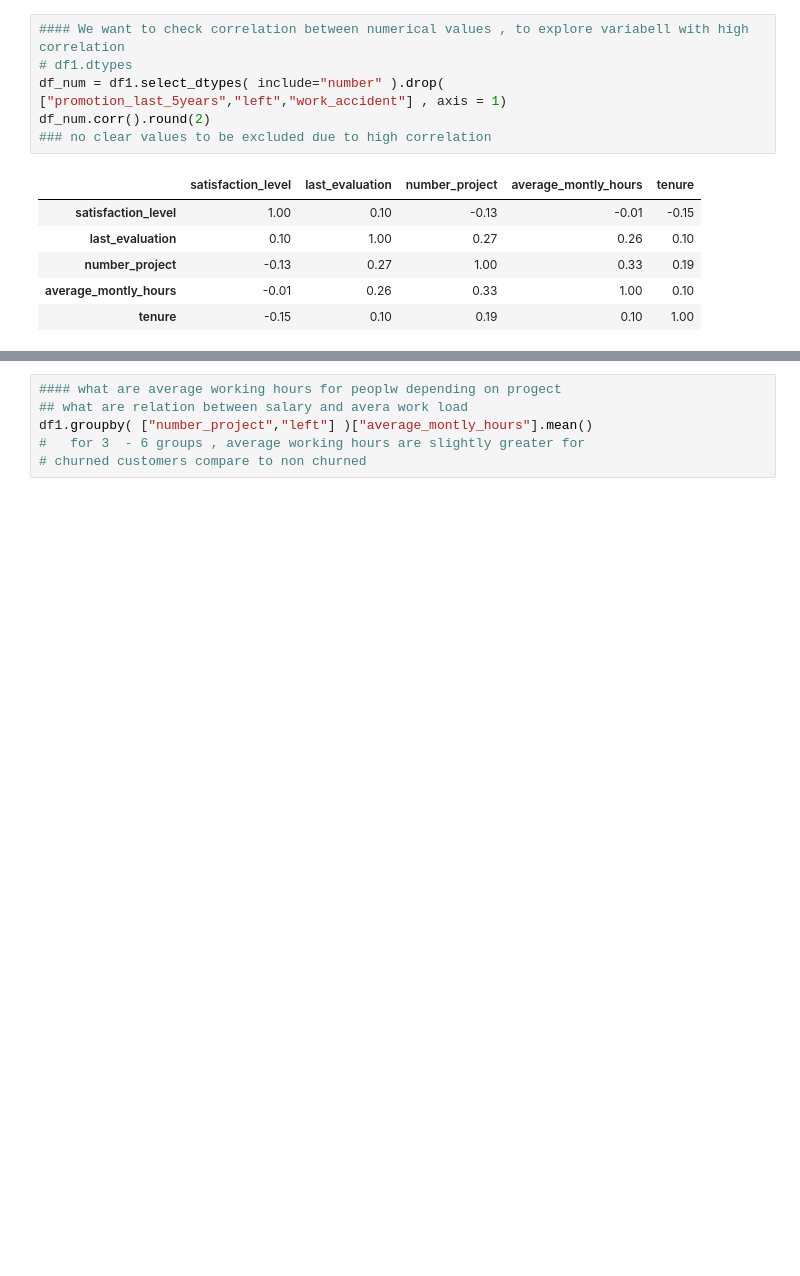
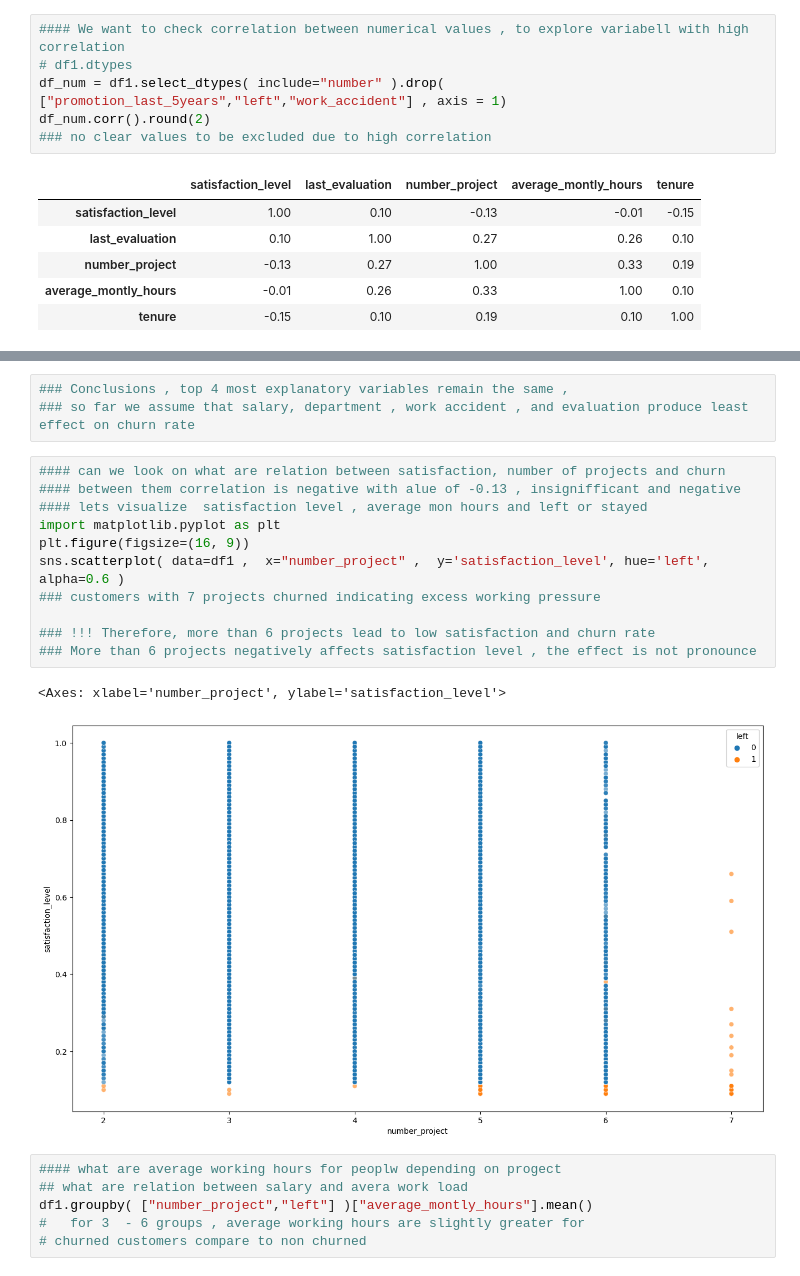
Before and after one commit to alex2mendosa/Portfolio, a Jupyter notebook: capstone_project.ipynb, the cells around one changed output, grey strips where cells are left out. Saved outputs shown, nothing was run; the diff lists cells and outputs as text; blank space fills up the shorter version.

```diff
--- a/capstone_project.ipynb
+++ b/capstone_project.ipynb
@@ -487,3 +505,20 @@ sns.scatterplot( data=df1 ,  x="number_project" ,  y='satisfaction_level', hue='
+# %%
+### Conclusions , top 4 most explanatory variables remain the same ,
+### so far we assume that salary, department , work accident , and evaluation produce least effect on churn rate
+# %%
+#### can we look on what are relation between satisfaction, number of projects and churn
+#### between them correlation is negative with alue of -0.13 , insignifficant and negative
+#### lets visualize  satisfaction level , average mon hours and left or stayed
+import matplotlib.pyplot as plt
+plt.figure(figsize=(16, 9))
+sns.scatterplot( data=df1 ,  x="number_project" ,  y='satisfaction_level', hue='left', alpha=0.6 )
+### customers with 7 projects churned indicating excess working pressure
+
+### !!! Therefore, more than 6 projects lead to low satisfaction and churn rate
+### More than 6 projects negatively affects satisfaction level , the effect is not pronounce
+# %% [output]
+<Axes: xlabel='number_project', ylabel='satisfaction_level'>
+[figure, added]
 # %%
 #### what are average working hours for peoplw depending on progect
 ## what are relation between salary and avera work load
```
Also changed, not shown: parts of 53 cells of this notebook.
